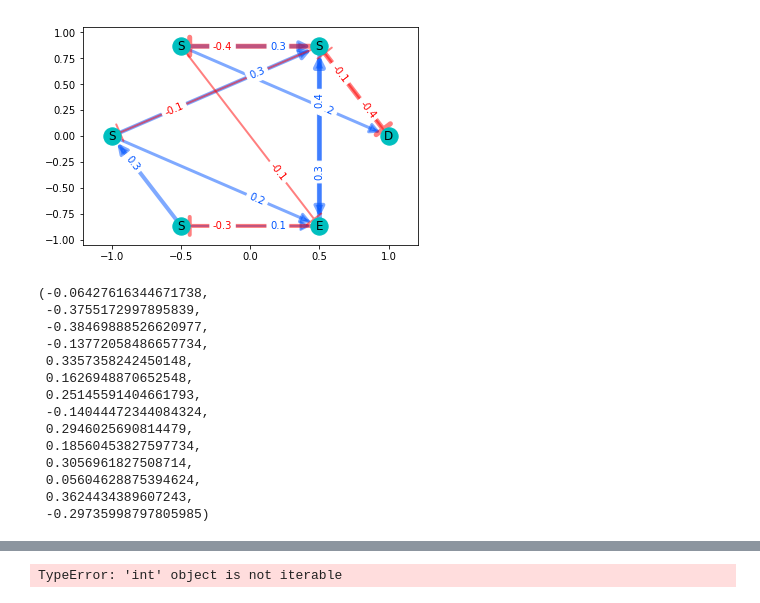
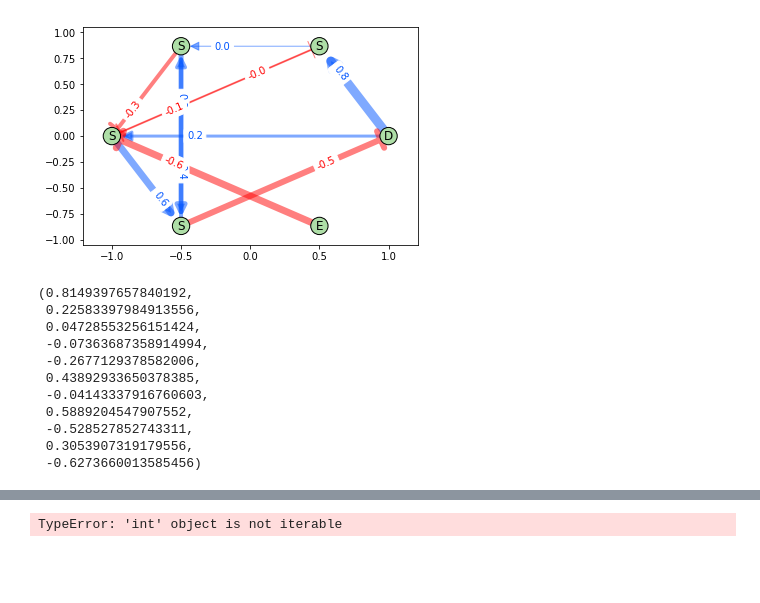
Before and after one commit to Ngort/CS166, a Jupyter notebook: Final project/MS_Immune_Network_Evolution.ipynb, the cells around one changed output, grey strips where cells are left out. Cells and saved outputs as stored; diff of their text form; code cells hidden in the pictures; blank space fills up the shorter version.

```diff
--- a/Final project/MS_Immune_Network_Evolution.ipynb
+++ b/Final project/MS_Immune_Network_Evolution.ipynb
@@ -67,20 +105,22 @@ class Host:
 n_nodes = 6
 host_network = nx.binomial_graph(directed=True, n=n_nodes,p=0.5)
 
-#to_detector = [e for e in list(host_network.edges) if e[1] ==0]
-#from_effector = [e for e in list(host_network.edges) if e[0] ==n_nodes-1]
+#### initialize
+
 
 for node in host_network.nodes:
     host_network.nodes[node]['active'] = 0.5
 
 
+for u,v,e in host_network.edges(data=True):
+    e['weight'] = np.random.uniform(-1,1)
+
+host_network.remove_edges_from([(0,n_nodes-1),(n_nodes-1,0)])
 
 
 
-for u,v,e in host_network.edges(data=True):
-    e['weight'] = np.random.uniform(-0.5,0.5)
 
-host_network.remove_edges_from([(0,n_nodes-1),(n_nodes-1,0)])
+#### visualize
 
 edges,weights = zip(*nx.get_edge_attributes(host_network,'weight').items())
 
@@ -90,69 +130,54 @@ positive_weights = [round(w,1) for e,w in nx.get_edge_attributes(host_network,'w
 deactivating = [e for e,w in nx.get_edge_attributes(host_network,'weight').items() if w < 0]
 negative_weights = [round(w,1) for e,w in nx.get_edge_attributes(host_network,'weight').items() if w < 0]
 
-
+active_ratios = list(nx.get_node_attributes(host_network,'active').values())
 
 pos = nx.shell_layout(host_network)
 
-# nx.draw_networkx(host_network, node_size=1000,
-#         with_labels=True, labels = dict(zip(host_network.nodes,['D','S','S','S','E'])),
-#         edge_cmap= plt.cm.viridis, edge_color=weights,
-#        width=4, alpha=0, style='dotdashed')
-
-
-        #edge_labels=[e['weight'] for e in host_network.edges] )
-nx.draw_networkx_nodes(host_network, node_size=300, pos=pos, alpha=1,
-                       node_color='c')
+graph_nodes = nx.draw_networkx_nodes(host_network, node_size=300, pos=pos, alpha=1,
+                       node_color= [a for a in active_ratios],
+                                    cmap='Greens', vmin=0, vmax=1.5)
 
 graph_act_edges =nx.draw_networkx_edges(host_network, edgelist=activating,
                        pos=pos, width=[10*abs(w)+1 for w in positive_weights], arrowsize=20, edge_color= '#0055FF',
                         #edge_cmap= plt.cm.Blues, vmax=1, edge_color=positive_weights,
                         alpha=1)
 
 graph_deact_edges = nx.draw_networkx_edges(host_network, edgelist=deactivating,
                        pos=pos, width=[10*abs(w)+1 for w in negative_weights], arrowsize=30, edge_color = '#FF0000',
                         #edge_cmap= plt.cm.Reds, edge_color=negative_weights,
                         alpha=0.6, arrowstyle=matplotlib.patches.ArrowStyle("|-|",widthA=0, widthB=0.3))
 
 letters = ['D']+(host_network.number_of_nodes()-2)*['S']+['E']
 labels = dict(zip(host_network.nodes,letters))
 
 nx.draw_networkx_labels(host_network, pos=pos,
                        labels = labels)
 nx.draw_networkx_edge_labels(host_network, font_color='#0055FF', label_pos=0.3, pos=pos, edge_labels=dict(zip(activating,positive_weights)))
 nx.draw_networkx_edge_labels(host_network, font_color='#FF0000', label_pos = 0.3, pos=pos, edge_labels=dict(zip(deactivating,negative_weights)))
 
 
+#ax = plt.gca() # to get the current axis
 
-
-ax = plt.gca() # to get the current axis
-
+graph_nodes.set_edgecolor('k')
 
 for e in graph_act_edges+graph_deact_edges:
-    pass
-    #e.set_edgecolor("k")
-    #e.set_linewidth(16)
-    #e.set_joinstyle('miter')
-    #e.set_connectionstyle('Arc3')
     e.set_alpha(0.5)
 
 plt.show()
 
 weights
 # %% [output]
-[figure, old version]
+[figure, new version]
-(-0.06427616344671738,
- -0.3755172997895839,
- -0.38469888526620977,
- -0.13772058486657734,
- 0.3357358242450148,
- 0.1626948870652548,
- 0.25145591404661793,
- -0.14044472344084324,
- 0.2946025690814479,
- 0.18560453827597734,
- 0.3056961827508714,
- 0.05604628875394624,
- 0.3624434389607243,
- -0.29735998797805985)
+(0.8149397657840192,
+ 0.22583397984913556,
+ 0.04728553256151424,
+ -0.07363687358914994,
+ -0.2677129378582006,
+ 0.43892933650378385,
+ -0.04143337916760603,
+ 0.5889204547907552,
+ -0.528527852743311,
+ 0.3053907319179556,
+ -0.6273660013585456)
 # %%
```
Also changed, not shown: parts of 4 cells of this notebook.
